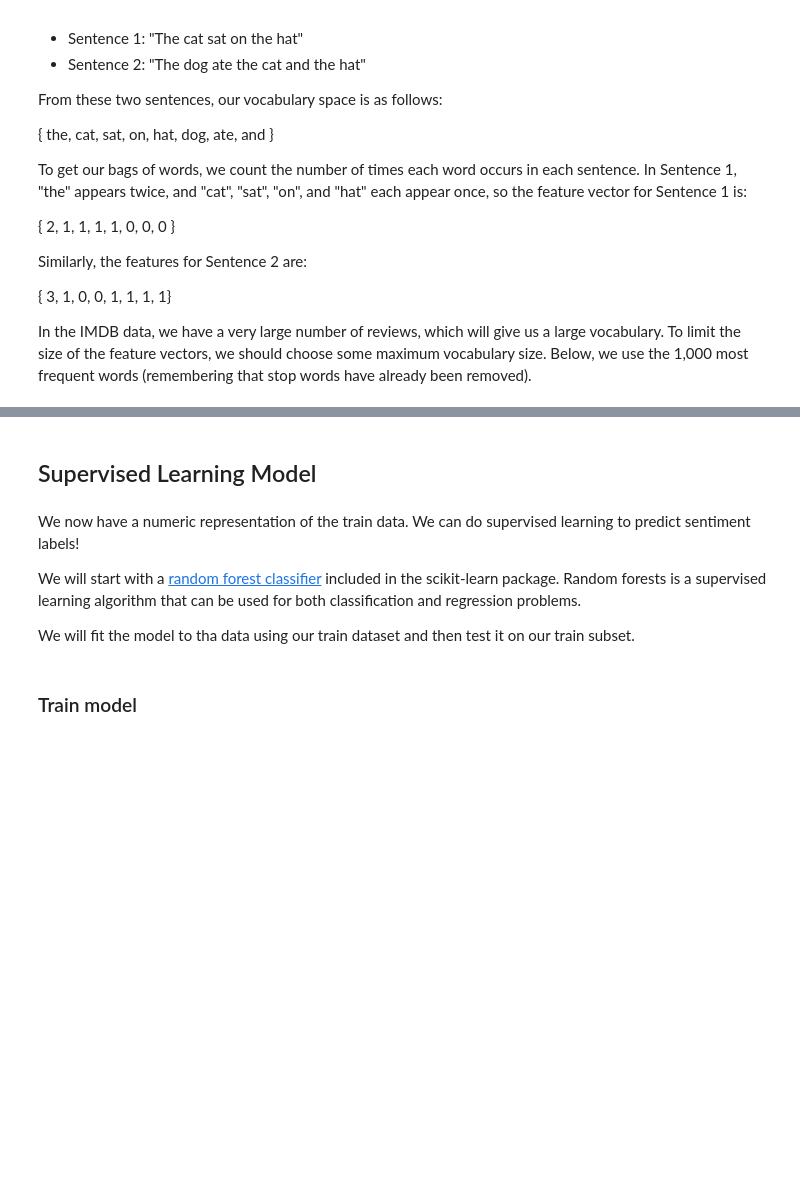
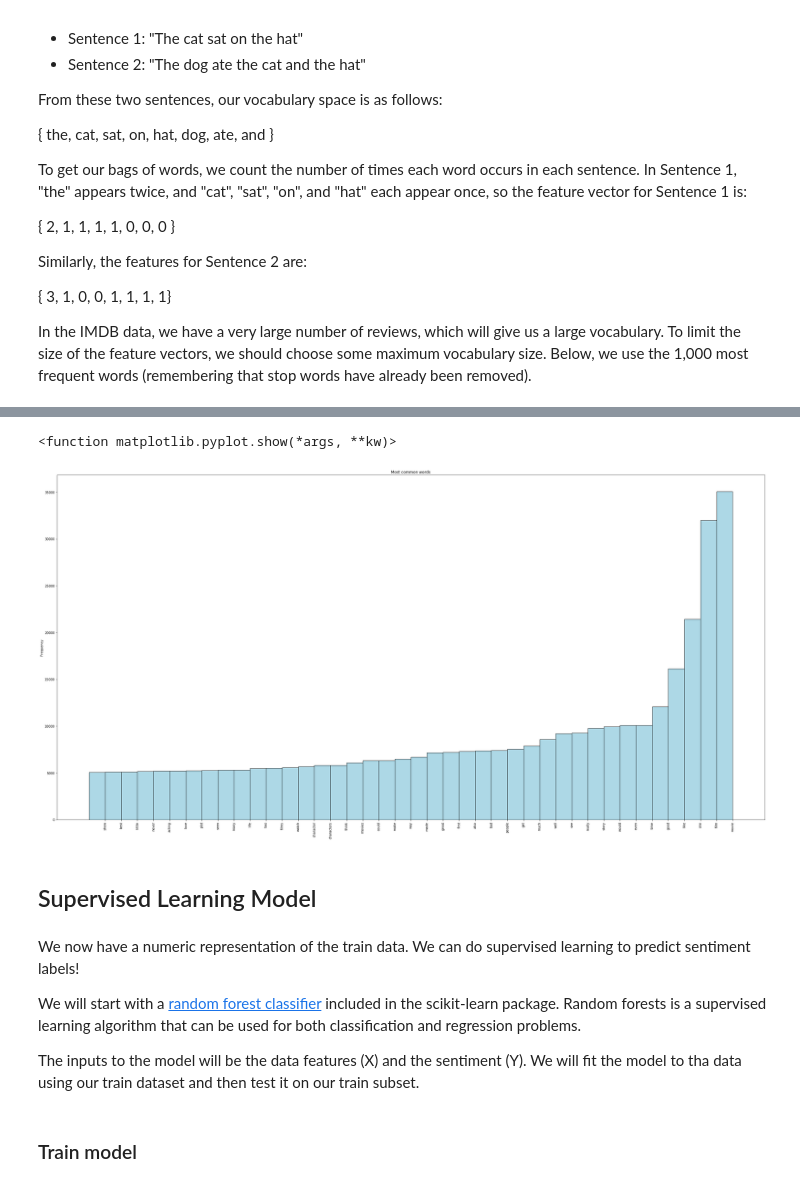
Before and after one commit to PovertyAction/LAC_summit_python, a Jupyter notebook: 2_NLP_lab/NLP lab session.ipynb, the cells around one changed output, grey strips where cells are left out. Saved outputs shown, nothing was run; the diff lists cells and outputs as text; code cells hidden in the pictures; blank space fills up the shorter version.

```diff
--- a/2_NLP_lab/NLP lab session.ipynb
+++ b/2_NLP_lab/NLP lab session.ipynb
@@ -205,0 +261,4 @@ print(vectorizer.get_feature_names()[0:10])
+# %%
+# Look at the first 10 elements in vocabulary
+vocab = vectorizer.get_feature_names()
+print(vocab[0:10])
@@ -205,0 +267,11 @@ print(vectorizer.get_feature_names()[0:10])
+# %%
+# Create data frame with frequency of words
+dist = np.sum(train_data_features, axis=0)
+words = []
+for tag, count in zip(vocab, dist):
+    words.append(tag)
+words = np.array(words)
+common_words = pd.DataFrame(data={"word":words, "frequency":dist})
+common_words = common_words[common_words['frequency']>5000]
+common_words.index = range(len(common_words.index)) # redefine index of data frame
+common_words = common_words.sort_values(by=['frequency'])
@@ -206,3 +292,19 @@ print(vectorizer.get_feature_names()[0:10])
+# %%
+# Plot with most common words
+pos = np.arange(len(common_words.frequency))
+width = 1.0
+ax = plt.axes()
+ax.set_xticks(pos + (width / 2))
+ax.set_xticklabels(common_words.word)
+ax.set_ylabel('Frequency')
+ax.set_title("Most common words")
+plot = plt.bar(pos, common_words.frequency, width, color = "lightblue", edgecolor='black')
+plt.xticks(rotation=90)
+plt.rcParams["figure.figsize"] = [20,10]
+plt.show
+# %% [output]
+<function matplotlib.pyplot.show(*args, **kw)>
+[figure, added]
 # %% [markdown]
 
 
@@ -213,7 +315,7 @@ We now have a numeric representation of the train data. We can do supervised lea
 
 We will start with a <a href="https://scikit-learn.org/stable/modules/generated/sklearn.ensemble.RandomForestClassifier.html">random forest classifier</a> included in the scikit-learn package. Random forests is a supervised learning algorithm that can be used for both classification and regression problems.
 
-We will fit the model to tha data using our train dataset and then test it on our train subset.
+The inputs to the model will be the data features (X) and the sentiment (Y). We will fit the model to tha data using our train dataset and then test it on our train subset.
 # %% [markdown]
 ### Train model
 # %%
```
Also changed, not shown: parts of 36 cells of this notebook.
